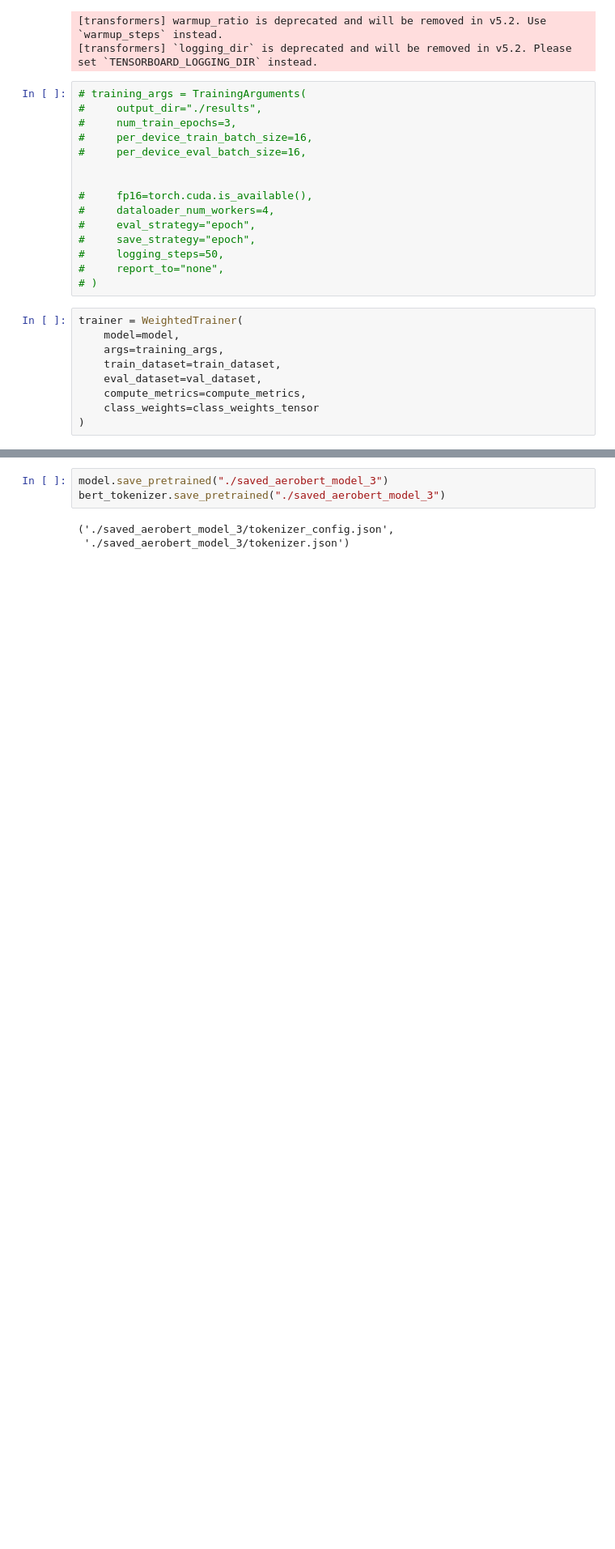
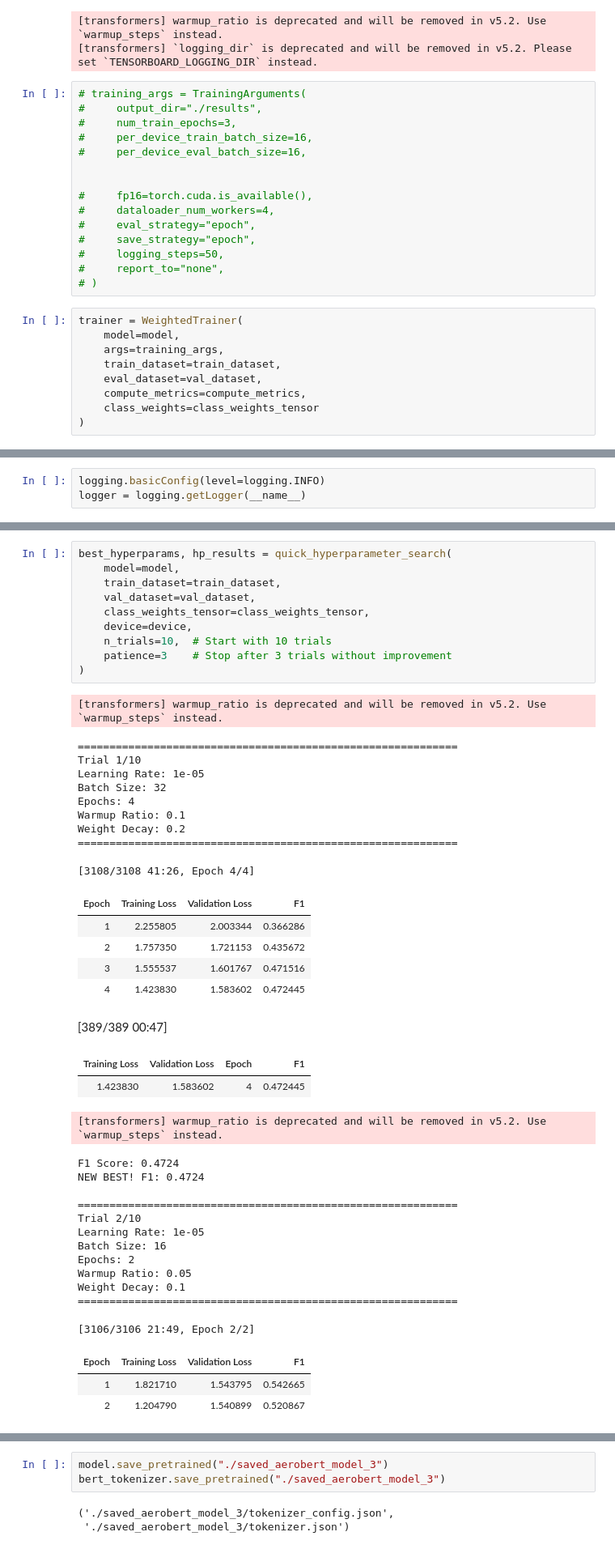
Before and after one commit to victorouma1/Final-Capstone-Project, a Jupyter notebook: main_colab.ipynb, the cells around one changed output, grey strips where cells are left out. Shown at 81% size. Drawn from its saved outputs; the diff is of its cells as text; blank space fills up the shorter version.

```diff
--- a/main_colab.ipynb
+++ b/main_colab.ipynb
@@ -601,0 +723,3 @@ TrainOutput(global_step=4659, training_loss=1.9007538303998337, metrics={'train_
+# %%
+logging.basicConfig(level=logging.INFO)
+logger = logging.getLogger(__name__)
@@ -601,0 +853,45 @@ TrainOutput(global_step=4659, training_loss=1.9007538303998337, metrics={'train_
+# %%
+best_hyperparams, hp_results = quick_hyperparameter_search(
+    model=model,
+    train_dataset=train_dataset,
+    val_dataset=val_dataset,
+    class_weights_tensor=class_weights_tensor,
+    device=device,
+    n_trials=10,  # Start with 10 trials
+    patience=3    # Stop after 3 trials without improvement
+)
+# %% [output]
+[transformers] warmup_ratio is deprecated and will be removed in v5.2. Use `warmup_steps` instead.
+============================================================
+Trial 1/10
+Learning Rate: 1e-05
+Batch Size: 32
+Epochs: 4
+Warmup Ratio: 0.1
+Weight Decay: 0.2
+============================================================
+[3108/3108 41:26, Epoch 4/4]
+| Epoch | Training Loss | Validation Loss | F1 |
+| 1 | 2.255805 | 2.003344 | 0.366286 |
+| 2 | 1.757350 | 1.721153 | 0.435672 |
+| 3 | 1.555537 | 1.601767 | 0.471516 |
+| 4 | 1.423830 | 1.583602 | 0.472445 |
+[389/389 00:47]
+| Training Loss | Validation Loss | Epoch | F1 |
+| 1.423830 | 1.583602 | 4 | 0.472445 |
+[transformers] warmup_ratio is deprecated and will be removed in v5.2. Use `warmup_steps` instead.
+F1 Score: 0.4724
+NEW BEST! F1: 0.4724
+
+============================================================
+Trial 2/10
+Learning Rate: 1e-05
+Batch Size: 16
+Epochs: 2
+Warmup Ratio: 0.05
+Weight Decay: 0.1
+============================================================
+[3106/3106 21:49, Epoch 2/2]
+| Epoch | Training Loss | Validation Loss | F1 |
+| 1 | 1.821710 | 1.543795 | 0.542665 |
+| 2 | 1.204790 | 1.540899 | 0.520867 |
```
Also changed, not shown: parts of 46 cells of this notebook.
